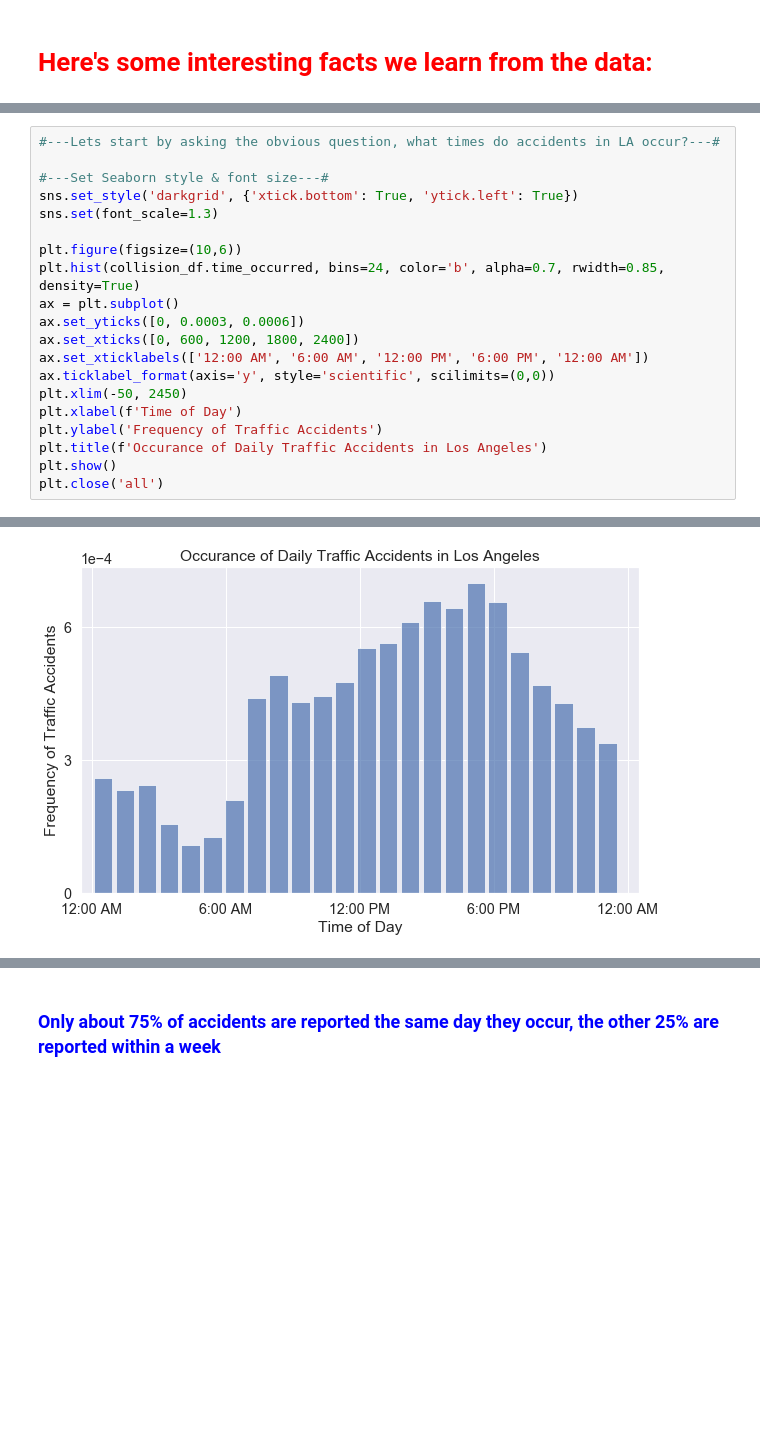
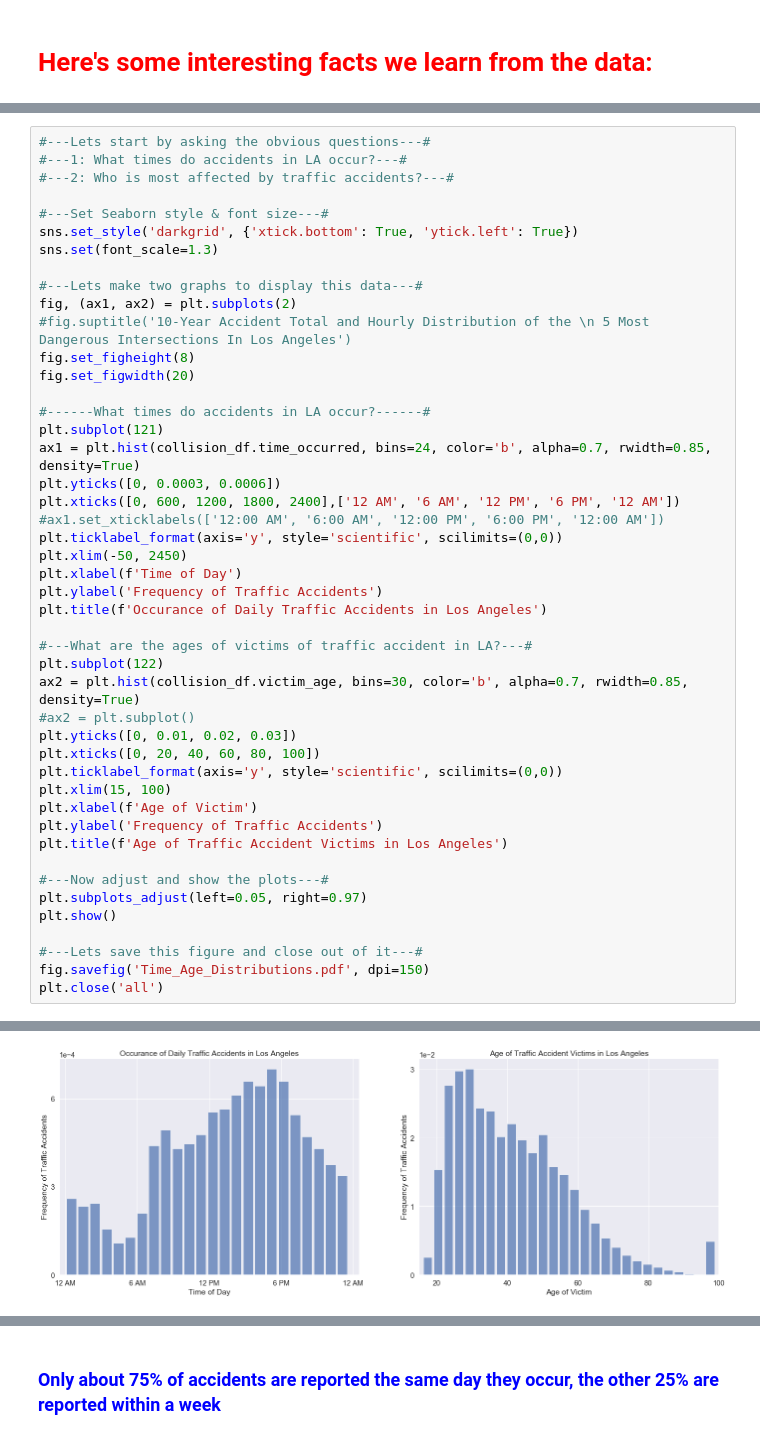
Before and after one commit to Nlaurita/Analysis_of_LA_Traffic_Collisions, a Jupyter notebook: LA Collision Analysis.ipynb, the cells around one changed output, grey strips where cells are left out. Saved outputs shown, nothing was run; the diff lists cells and outputs as text; blank space fills up the shorter version.

```diff
--- a/LA Collision Analysis.ipynb
+++ b/LA Collision Analysis.ipynb
@@ -109,21 +97,47 @@ collision_df.head(10)
 # %%
-#---Lets start by asking the obvious question, what times do accidents in LA occur?---#
+#---Lets start by asking the obvious questions---#
+#---1: What times do accidents in LA occur?---#
+#---2: Who is most affected by traffic accidents?---#
 
 #---Set Seaborn style & font size---#
 sns.set_style('darkgrid', {'xtick.bottom': True, 'ytick.left': True})
 sns.set(font_scale=1.3)
 
-plt.figure(figsize=(10,6))
-plt.hist(collision_df.time_occurred, bins=24, color='b', alpha=0.7, rwidth=0.85, density=True)
-ax = plt.subplot()
-ax.set_yticks([0, 0.0003, 0.0006])
-ax.set_xticks([0, 600, 1200, 1800, 2400])
-ax.set_xticklabels(['12:00 AM', '6:00 AM', '12:00 PM', '6:00 PM', '12:00 AM'])
-ax.ticklabel_format(axis='y', style='scientific', scilimits=(0,0))
+#---Lets make two graphs to display this data---#
+fig, (ax1, ax2) = plt.subplots(2)
+#fig.suptitle('10-Year Accident Total and Hourly Distribution of the \n 5 Most Dangerous Intersections In Los Angeles')
+fig.set_figheight(8)
+fig.set_figwidth(20)
+
+#------What times do accidents in LA occur?------#
+plt.subplot(121)
+ax1 = plt.hist(collision_df.time_occurred, bins=24, color='b', alpha=0.7, rwidth=0.85, density=True)
+plt.yticks([0, 0.0003, 0.0006])
+plt.xticks([0, 600, 1200, 1800, 2400],['12 AM', '6 AM', '12 PM', '6 PM', '12 AM'])
+#ax1.set_xticklabels(['12:00 AM', '6:00 AM', '12:00 PM', '6:00 PM', '12:00 AM'])
+plt.ticklabel_format(axis='y', style='scientific', scilimits=(0,0))
 plt.xlim(-50, 2450)
 plt.xlabel(f'Time of Day')
 plt.ylabel('Frequency of Traffic Accidents')
 plt.title(f'Occurance of Daily Traffic Accidents in Los Angeles')
+
+#---What are the ages of victims of traffic accident in LA?---#
+plt.subplot(122)
+ax2 = plt.hist(collision_df.victim_age, bins=30, color='b', alpha=0.7, rwidth=0.85, density=True)
+#ax2 = plt.subplot()
+plt.yticks([0, 0.01, 0.02, 0.03])
+plt.xticks([0, 20, 40, 60, 80, 100])
+plt.ticklabel_format(axis='y', style='scientific', scilimits=(0,0))
+plt.xlim(15, 100)
+plt.xlabel(f'Age of Victim')
+plt.ylabel('Frequency of Traffic Accidents')
+plt.title(f'Age of Traffic Accident Victims in Los Angeles')
+
+#---Now adjust and show the plots---#
+plt.subplots_adjust(left=0.05, right=0.97)
 plt.show()
+
+#---Lets save this figure and close out of it---#
+fig.savefig('Time_Age_Distributions.pdf', dpi=150)
 plt.close('all')
 # %% [output]
@@ -132 +144 @@ Adding an axes using the same arguments as a previous axes currently reuses the
-[figure, old version]
+[figure, new version]
```
Also changed, not shown: parts of 21 cells of this notebook, 9 other files.
